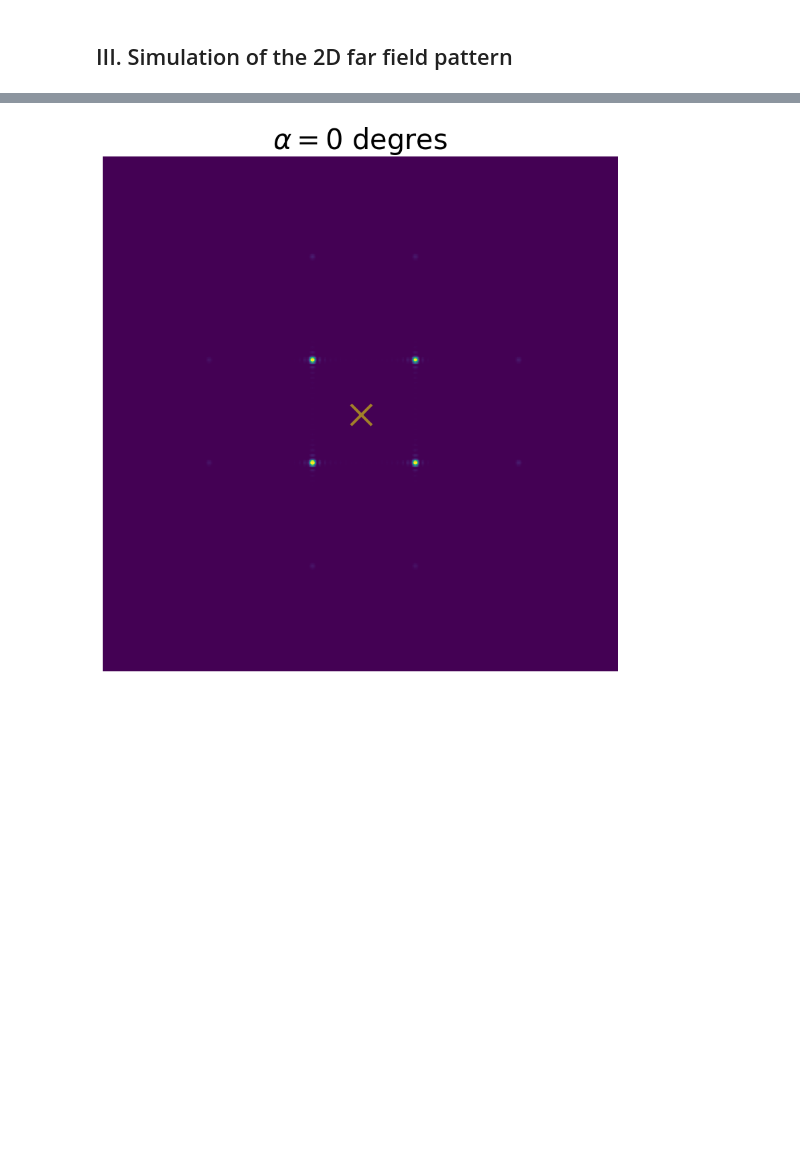
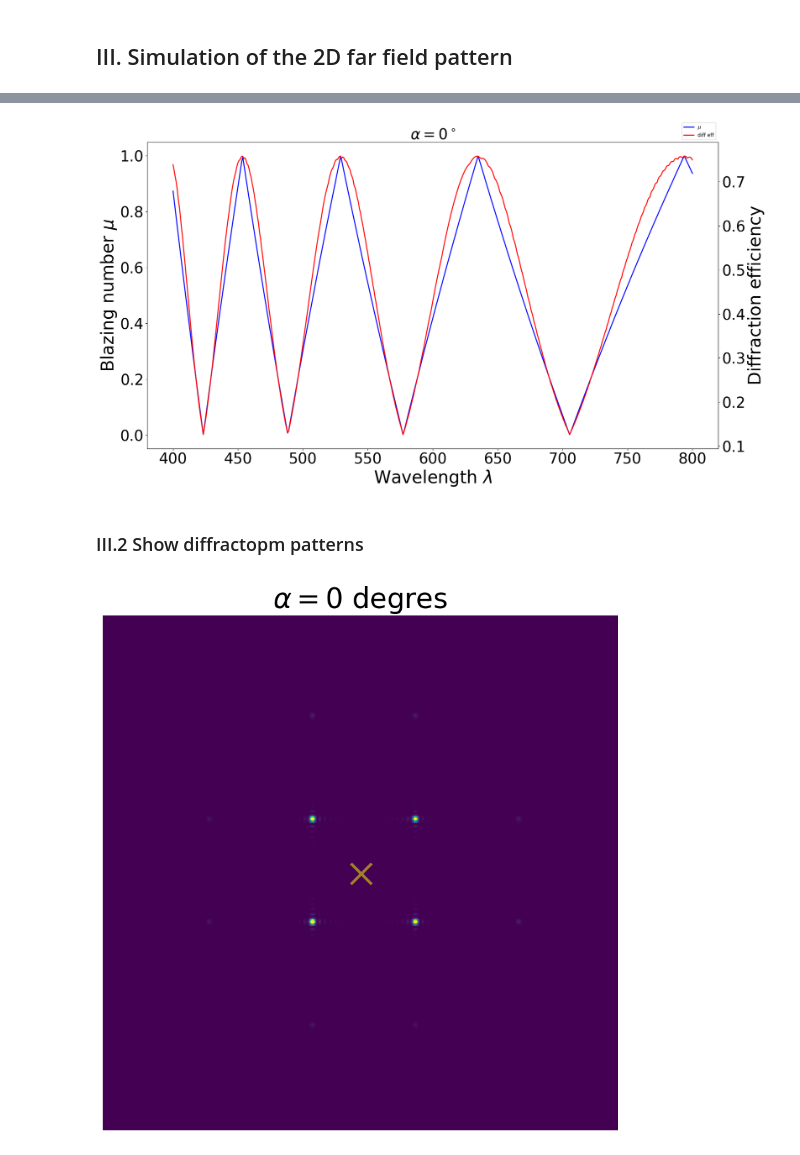
Before and after one commit to wavefrontshaping/tutorial-DMD-setup-2023, a Jupyter notebook: python/DMD_diffraction_effects.ipynb, the cells around one changed output, grey strips where cells are left out. Saved outputs shown, nothing was run; the diff lists cells and outputs as text; code cells hidden in the pictures; blank space fills up the shorter version.

```diff
--- a/python/DMD_diffraction_effects.ipynb
+++ b/python/DMD_diffraction_effects.ipynb
@@ -212,0 +299,34 @@ def show_2d(d, theta, _lambda, alpha):
+# %%
+fig = plt.figure()
+ax1 = fig.add_subplot(111)
+
+ax1.plot(lambda_vec*1e3, mu_vec, linewidth=2, label=rf'$\mu$', color='b')
+ax1.set_xlabel(r'Wavelength $\lambda$', fontsize = 35)
+ax1.set_ylabel(r'Blazing number $\mu$', fontsize = 35)
+ax1.tick_params(axis='y', labelsize=30)
+ax1.tick_params(axis='x', labelsize=30)
+
+eff_vec = np.array(eff_vec)
+# Create the second set of axes sharing the same x-axis
+ax2 = ax1.twinx()
+ax2.plot(lambda_vec*1e3, eff_vec, linewidth=2, label='diff eff', color='r')
+ax2.set_ylabel('Diffraction efficiency', fontsize = 35)
+ax2.tick_params(axis='y', labelsize=30)
+
+# Add grid and legends
+fig.tight_layout()
+fig.legend(loc="lower right", bbox_to_anchor=(1,1), bbox_transform=ax1.transAxes)
+
+
+# plt.xticks(fontsize = 30)
+# plt.yticks(np.arange(0,max_val+0.05,0.1),fontsize = 30)
+plt.title(r'$\alpha =' + str(alpha) + '^\circ$' ,fontsize = 30)
+
+plt.xlabel(r'Wavelength $\lambda$', fontsize = 35)
+# plt.legend(fontsize = 25,loc='lower right')
+image_prefix = f'blazing_angle_d{d:.1f}_alpha{_lambda:.1f}'
+plt.savefig(image_prefix+'_mu_vs_diffeff.svg', dpi = 300)
+# %% [output]
+[figure, added]
+# %% [markdown]
+### III.2 Show diffractopm patterns
```
Also changed, not shown: parts of 7 cells of this notebook.
